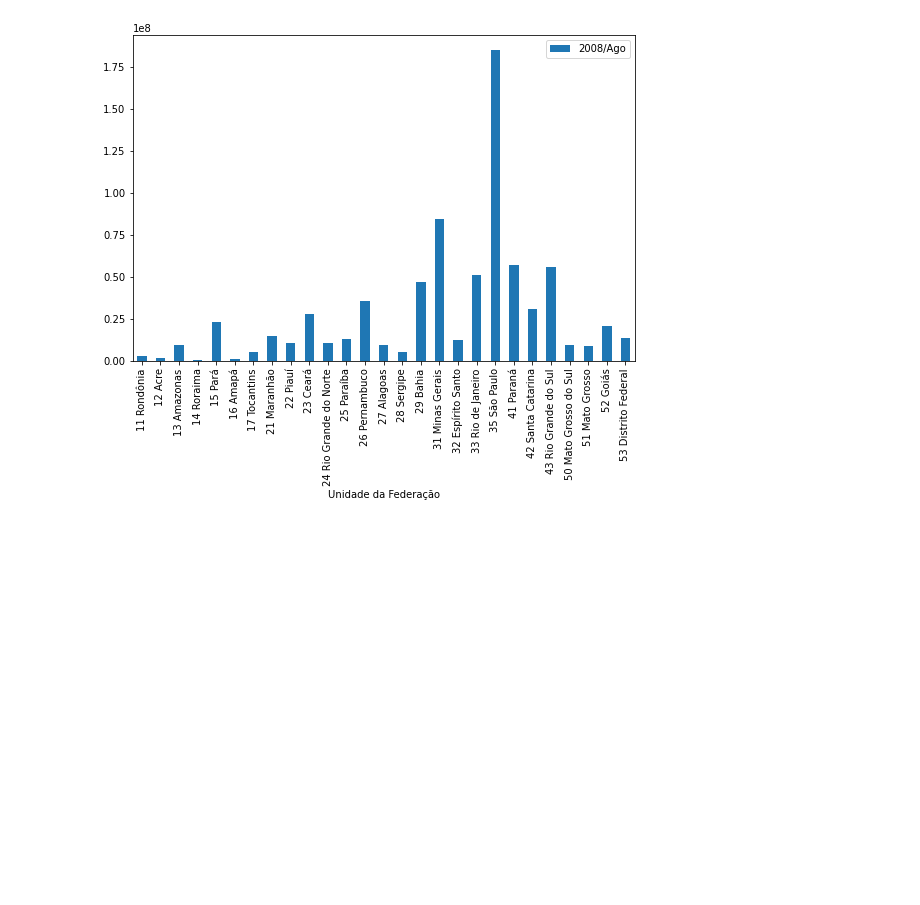
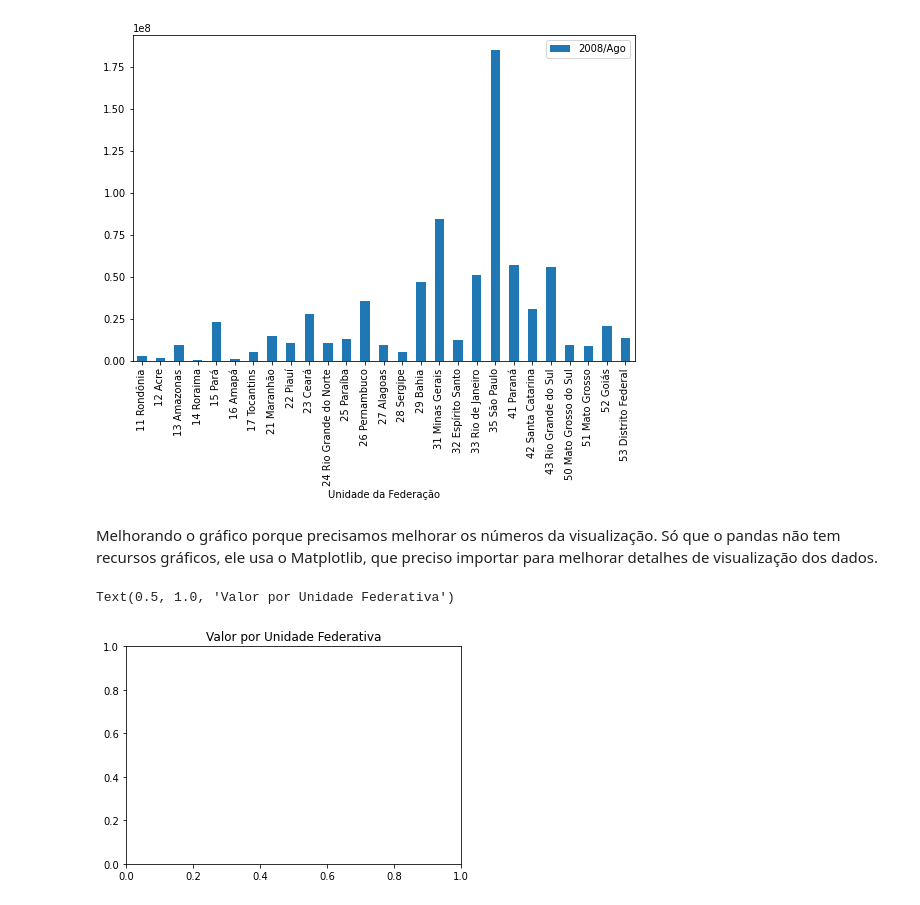
Before and after one commit to Filgueiras/bootcamp_datascience, a Jupyter notebook: Parte01/Bootcamp_Dados_01.ipynb, the cells around one changed output. Saved outputs shown, nothing was run; the diff lists cells and outputs as text; code cells hidden in the pictures; blank space fills up the shorter version.

```diff
--- a/Parte01/Bootcamp_Dados_01.ipynb
+++ b/Parte01/Bootcamp_Dados_01.ipynb
@@ -79,3 +130,12 @@ dados.plot(x="Unidade da Federação", y="2008/Ago", kind="bar",figsize=(9,6))
 # %% [output]
 <matplotlib.axes._subplots.AxesSubplot at 0x...>
 [figure]
+# %% [markdown]
+Melhorando o gráfico porque precisamos melhorar os números da visualização. Só que o pandas não tem recursos gráficos, ele usa o Matplotlib, que preciso importar para melhorar detalhes de visualização dos dados.
+# %%
+import matplotlib.pyplot as plt
+
+plt.title("Valor por Unidade Federativa")
+# %% [output]
+Text(0.5, 1.0, 'Valor por Unidade Federativa')
+[figure, added]
```
Also changed, not shown: parts of 131 cells of this notebook, 23 other files.
